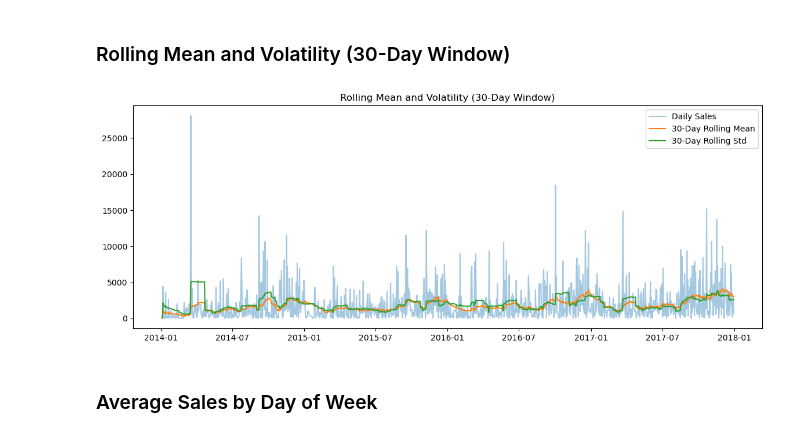
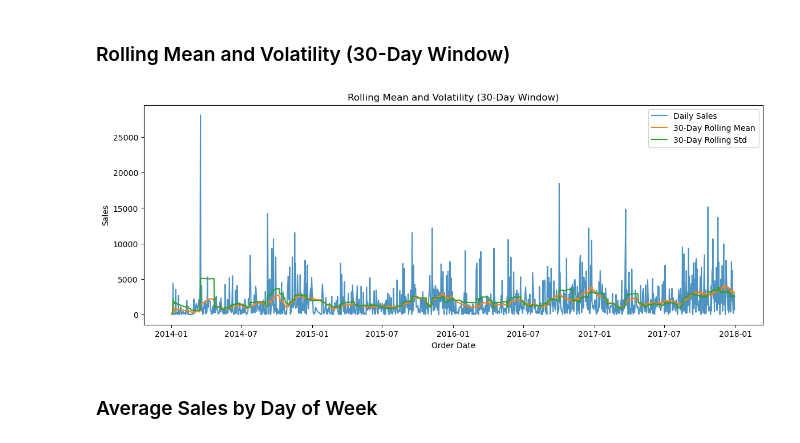
Before and after one commit to Kaush1590/FUTURE_ML_01, a Jupyter notebook: notebook/prophet_forecasting.ipynb, the cells around one changed output. Drawn from its saved outputs; the diff is of its cells as text; code cells hidden in the pictures.

```diff
--- a/notebook/prophet_forecasting.ipynb
+++ b/notebook/prophet_forecasting.ipynb
@@ -52,6 +52,10 @@ except FileExistsError:
 # Initialize dictionary to store application-wide state
 state_holder = dict()
 
+# Confidence interval for prophet
+confidence_interval = 0.8
+state_holder["confidence_interval"] = confidence_interval
+
 # Mean Absolute Percentage Error (MAPE)
 def mean_absolute_percent_error(y_true, y_pred):
     y_true, y_pred = np.array(y_true), np.array(y_pred)
@@ -303,15 +316,21 @@ state_holder["monthly_sales"] = monthly_sales
 ### Average Sales by Month
 # %%
 df["Month"] = df["Order Date"].dt.month
+df["Month_Name"] = df["Order Date"].dt.month_name()
 
 monthly_avg = (
-    df.groupby("Month")["Sales"]
+    df.groupby(["Month", "Month_Name"], as_index=False)["Sales"]
     .mean()
     .reset_index()
+    .sort_values("Month")
 )
 
 plt.figure(figsize = (12, 4))
-plt.bar(x = monthly_avg["Month"], height = monthly_avg["Sales"], data = monthly_avg)
+sns.barplot(
+    data = monthly_avg,
+    x = "Month_Name",
+    y = "Sales"
+)
 plt.title("Average Sales by Month")
 plt.show()
 
@@ -411,16 +448,40 @@ plt.show()
 # %%
 time_series_daily["Rolling_Mean_30"] = time_series_daily["Sales"].rolling(window=30, min_periods=1).mean()
 time_series_daily["Rolling_Std_30"] = time_series_daily["Sales"].rolling(window=30, min_periods=1).std()
 
 plt.figure(figsize = (14, 5))
-plt.plot(time_series_daily["Order Date"], time_series_daily["Sales"], alpha=0.4, label="Daily Sales")
-plt.plot(time_series_daily["Order Date"], time_series_daily["Rolling_Mean_30"], label="30-Day Rolling Mean")
-plt.plot(time_series_daily["Order Date"], time_series_daily["Rolling_Std_30"], label="30-Day Rolling Std")
+# Daily sales
+sns.lineplot(
+    data = time_series_daily,
+    x = "Order Date",
+    y = "Sales",
+    label = "Daily Sales",
+    alpha = 0.8
+)
+
+# Rolling mean
+sns.lineplot(
+    data = time_series_daily,
+    x = "Order Date",
+    y = "Rolling_Mean_30",
+    label = "30-Day Rolling Mean"
+)
+
+# Rolling std (volatility)
+sns.lineplot(
+    data = time_series_daily,
+    x = "Order Date",
+    y = "Rolling_Std_30",
+    label = "30-Day Rolling Std"
+)
+
+plt.title("Rolling Mean and Volatility (30-Day Window)")
+plt.xlabel("Order Date")
+plt.ylabel("Sales")
 plt.legend()
-plt.title("Rolling Mean and Volatility (30-Day Window)")
 plt.show()
 # %% [output]
-[figure, old version]
+[figure, new version]
 # %% [markdown]
 ### Average Sales by Day of Week
 # %%
```
Also changed, not shown: parts of 12 cells of this notebook, 9 other files.
